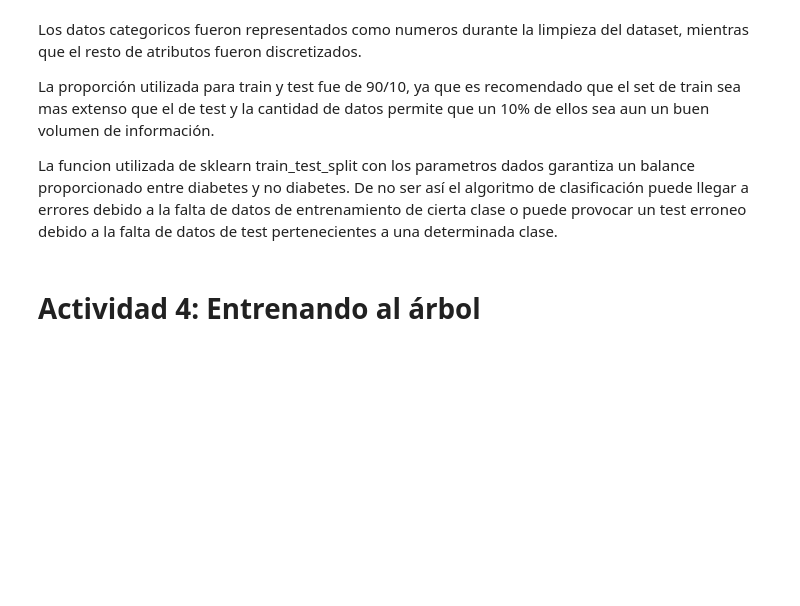
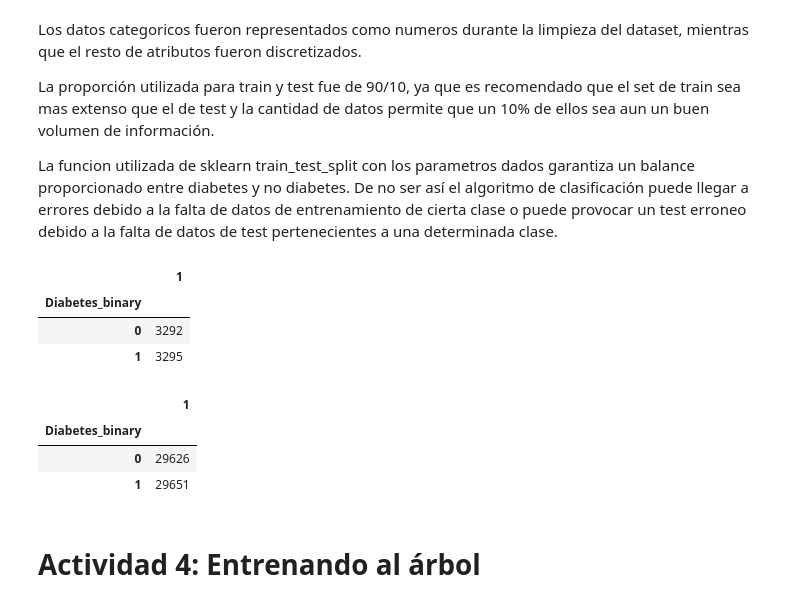
Before and after one commit to JoseTRebolledo/Tarea-3, a Jupyter notebook: 01 - Árboles de Decisión/DCClinica.ipynb, the cells around one changed output. Cells and saved outputs as stored; diff of their text form; code cells hidden in the pictures; blank space fills up the shorter version.

```diff
--- a/01 - Árboles de Decisión/DCClinica.ipynb
+++ b/01 - Árboles de Decisión/DCClinica.ipynb
@@ -228,6 +228,24 @@ Los datos categoricos fueron representados como numeros durante la limpieza del
 La proporción utilizada para train y test fue de 90/10, ya que es recomendado que el set de train sea mas extenso que el de test y la cantidad de datos permite que un 10% de ellos sea aun un buen volumen de información.
 
 La funcion utilizada de sklearn train_test_split con los parametros dados garantiza un balance proporcionado entre diabetes y no diabetes. De no ser así el algoritmo de clasificación puede llegar a errores debido a la falta de datos de entrenamiento de cierta clase o puede provocar un test erroneo debido a la falta de datos de test pertenecientes a una determinada clase.
+# %%
+data = pd.DataFrame(labels_test)
+data[1] = data["Diabetes_binary"]
+data.groupby(data["Diabetes_binary"]).count()
+# %% [output]
+|  | 1 |
+| Diabetes_binary |  |
+| 0 | 3292 |
+| 1 | 3295 |
+# %%
+data = pd.DataFrame(labels_train)
+data[1] = data["Diabetes_binary"]
+data.groupby(data["Diabetes_binary"]).count()
+# %% [output]
+|  | 1 |
+| Diabetes_binary |  |
+| 0 | 29626 |
+| 1 | 29651 |
 # %% [markdown]
 # Actividad 4: Entrenando al árbol
 # %% [markdown]
```
